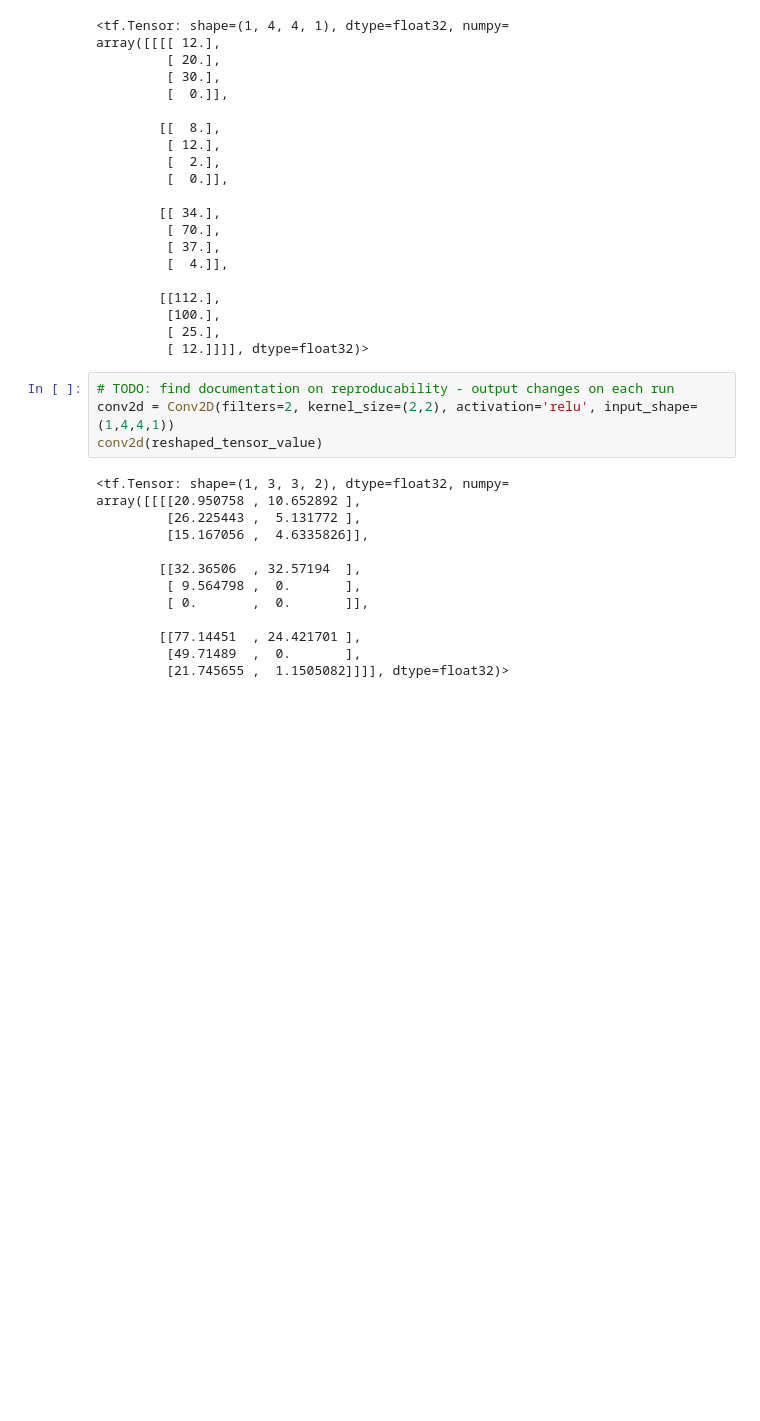
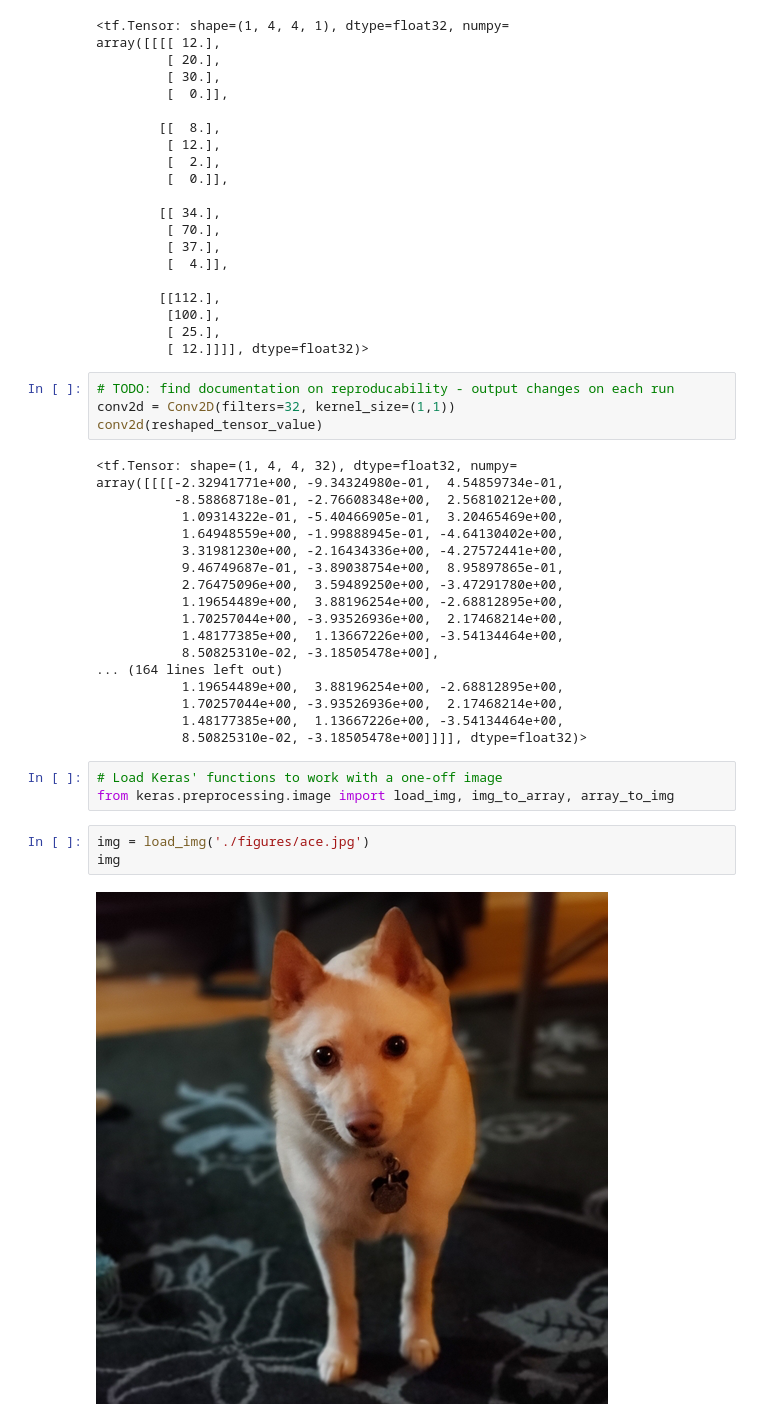
Before and after one commit to UL-DAVIS-Workshops/aiml_notebooks, a Jupyter notebook: Convolution.ipynb, the cells around one changed output. Drawn from its saved outputs; the diff is of its cells as text; blank space fills up the shorter version.

Commit message:
convolution image examples

```diff
--- a/Convolution.ipynb
+++ b/Convolution.ipynb
@@ -48,18 +57,31 @@ array([[[[ 12.],
          [ 12.]]]], dtype=float32)>
 # %%
 # TODO: find documentation on reproducability - output changes on each run
-conv2d = Conv2D(filters=2, kernel_size=(2,2), activation='relu', input_shape=(1,4,4,1))
+conv2d = Conv2D(filters=32, kernel_size=(1,1))
 conv2d(reshaped_tensor_value)
 # %% [output]
-<tf.Tensor: shape=(1, 3, 3, 2), dtype=float32, numpy=
-array([[[[20.950758 , 10.652892 ],
-         [26.225443 ,  5.131772 ],
-         [15.167056 ,  4.6335826]],
-
-        [[32.36506  , 32.57194  ],
-         [ 9.564798 ,  0.       ],
-         [ 0.       ,  0.       ]],
-
-        [[77.14451  , 24.421701 ],
-         [49.71489  ,  0.       ],
-         [21.745655 ,  1.1505082]]]], dtype=float32)>
+<tf.Tensor: shape=(1, 4, 4, 32), dtype=float32, numpy=
+array([[[[-2.32941771e+00, -9.34324980e-01,  4.54859734e-01,
+          -8.58868718e-01, -2.76608348e+00,  2.56810212e+00,
+           1.09314322e-01, -5.40466905e-01,  3.20465469e+00,
+           1.64948559e+00, -1.99888945e-01, -4.64130402e+00,
+           3.31981230e+00, -2.16434336e+00, -4.27572441e+00,
+           9.46749687e-01, -3.89038754e+00,  8.95897865e-01,
+           2.76475096e+00,  3.59489250e+00, -3.47291780e+00,
+           1.19654489e+00,  3.88196254e+00, -2.68812895e+00,
+           1.70257044e+00, -3.93526936e+00,  2.17468214e+00,
+           1.48177385e+00,  1.13667226e+00, -3.54134464e+00,
+           8.50825310e-02, -3.18505478e+00],
+... (164 lines left out)
+           1.19654489e+00,  3.88196254e+00, -2.68812895e+00,
+           1.70257044e+00, -3.93526936e+00,  2.17468214e+00,
+           1.48177385e+00,  1.13667226e+00, -3.54134464e+00,
+           8.50825310e-02, -3.18505478e+00]]]], dtype=float32)>
+# %%
+# Load Keras' functions to work with a one-off image
+from keras.preprocessing.image import load_img, img_to_array, array_to_img
+# %%
+img = load_img('./figures/ace.jpg')
+img
+# %% [output]
+[figure, added]
```
Also changed, not shown: parts of 7 cells of this notebook.
